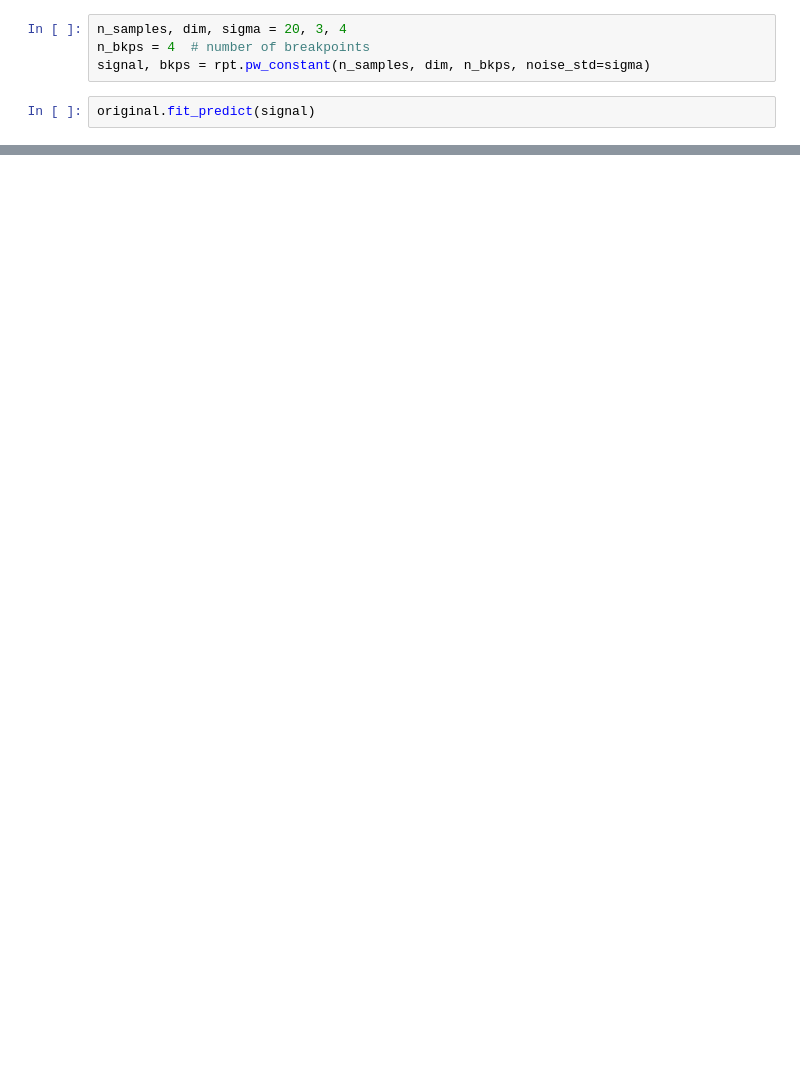
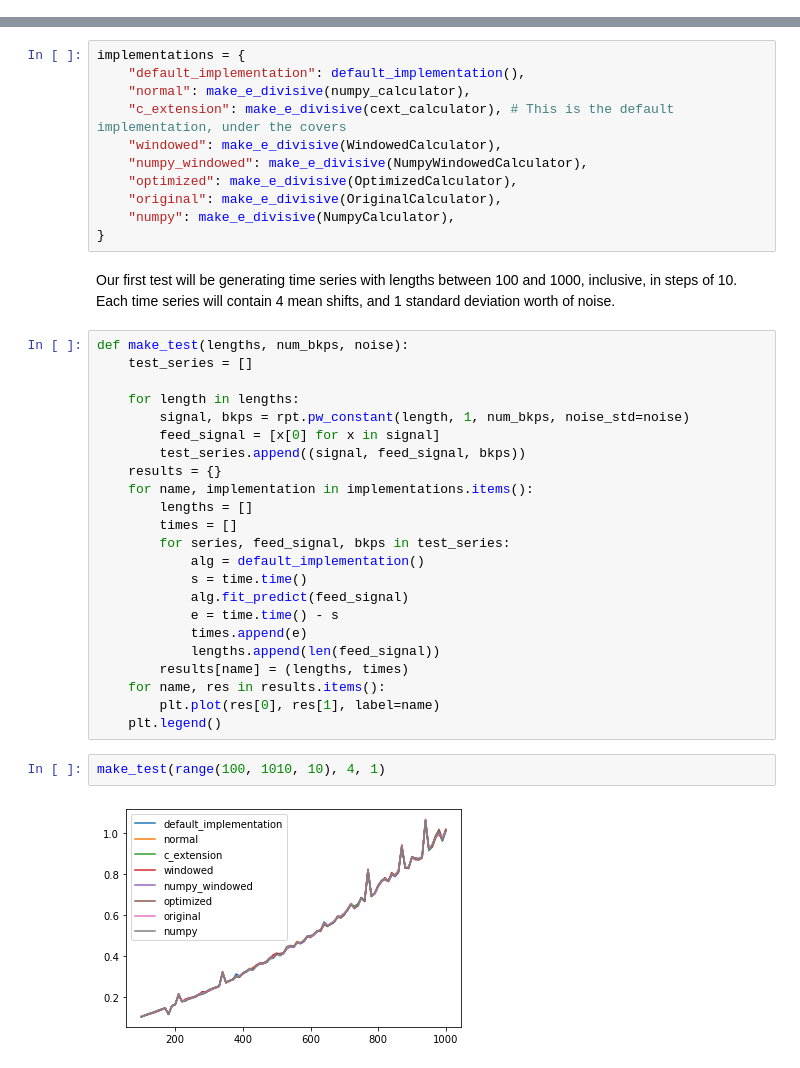
Before and after one commit to mongodb/signal-processing-algorithms, a Jupyter notebook: docs/profiling/algorithm_implementations.ipynb, the cells around one changed output, grey strips where cells are left out. Drawn from its saved outputs; the diff is of its cells as text; blank space fills up the shorter version.

```diff
--- a/docs/profiling/algorithm_implementations.ipynb
+++ b/docs/profiling/algorithm_implementations.ipynb
@@ -55,6 +29,0 @@ original = EDivisive(seed=1234, calculator=calculator, significance_tester=teste
-# %%
-n_samples, dim, sigma = 20, 3, 4
-n_bkps = 4  # number of breakpoints
-signal, bkps = rpt.pw_constant(n_samples, dim, n_bkps, noise_std=sigma)
-# %%
-original.fit_predict(signal)
@@ -303,0 +40,40 @@ class NativeEDivisive(object):
+# %%
+implementations = {
+    "default_implementation": default_implementation(),
+    "normal": make_e_divisive(numpy_calculator),
+    "c_extension": make_e_divisive(cext_calculator), # This is the default implementation, under the covers
+    "windowed": make_e_divisive(WindowedCalculator),
+    "numpy_windowed": make_e_divisive(NumpyWindowedCalculator),
+    "optimized": make_e_divisive(OptimizedCalculator),
+    "original": make_e_divisive(OriginalCalculator),
+    "numpy": make_e_divisive(NumpyCalculator),
+}
+# %% [markdown]
+Our first test will be generating time series with lengths between 100 and 1000, inclusive, in steps of 10. Each time series will contain 4 mean shifts, and 1 standard deviation worth of noise.
+# %%
+def make_test(lengths, num_bkps, noise):
+    test_series = []
+
+    for length in lengths:
+        signal, bkps = rpt.pw_constant(length, 1, num_bkps, noise_std=noise)
+        feed_signal = [x[0] for x in signal]
+        test_series.append((signal, feed_signal, bkps))
+    results = {}
+    for name, implementation in implementations.items():
+        lengths = []
+        times = []
+        for series, feed_signal, bkps in test_series:
+            alg = default_implementation()
+            s = time.time()
+            alg.fit_predict(feed_signal)
+            e = time.time() - s
+            times.append(e)
+            lengths.append(len(feed_signal))
+        results[name] = (lengths, times)
+    for name, res in results.items():
+        plt.plot(res[0], res[1], label=name)
+    plt.legend()
+# %%
+make_test(range(100, 1010, 10), 4, 1)
+# %% [output]
+[figure, added]
```
Also changed, not shown: parts of 11 cells of this notebook, 5 other files.
